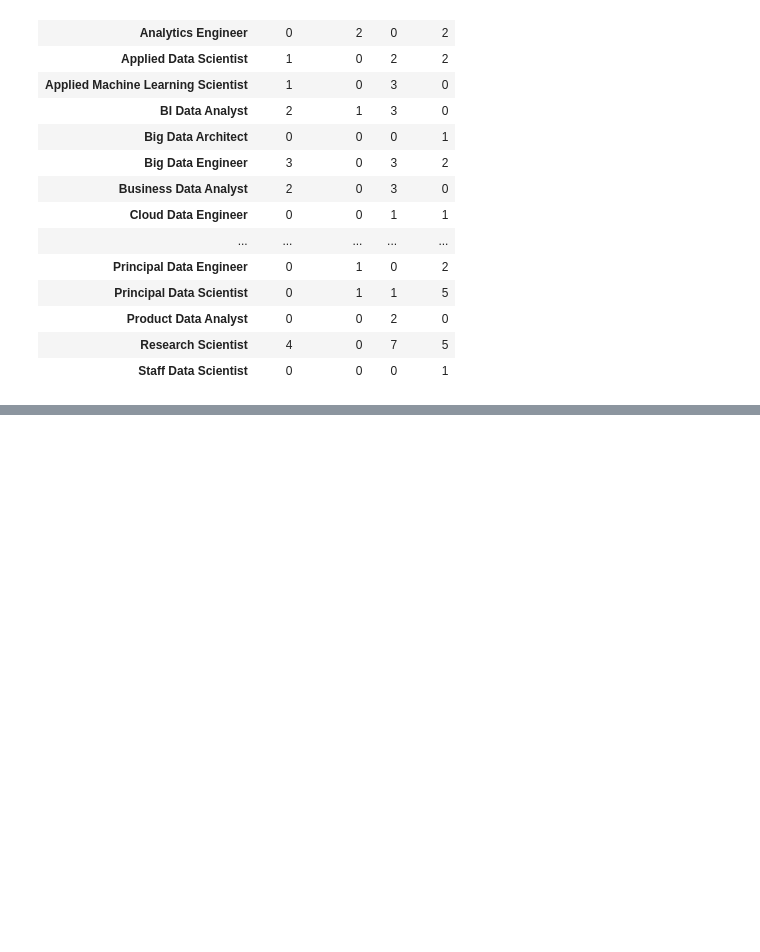
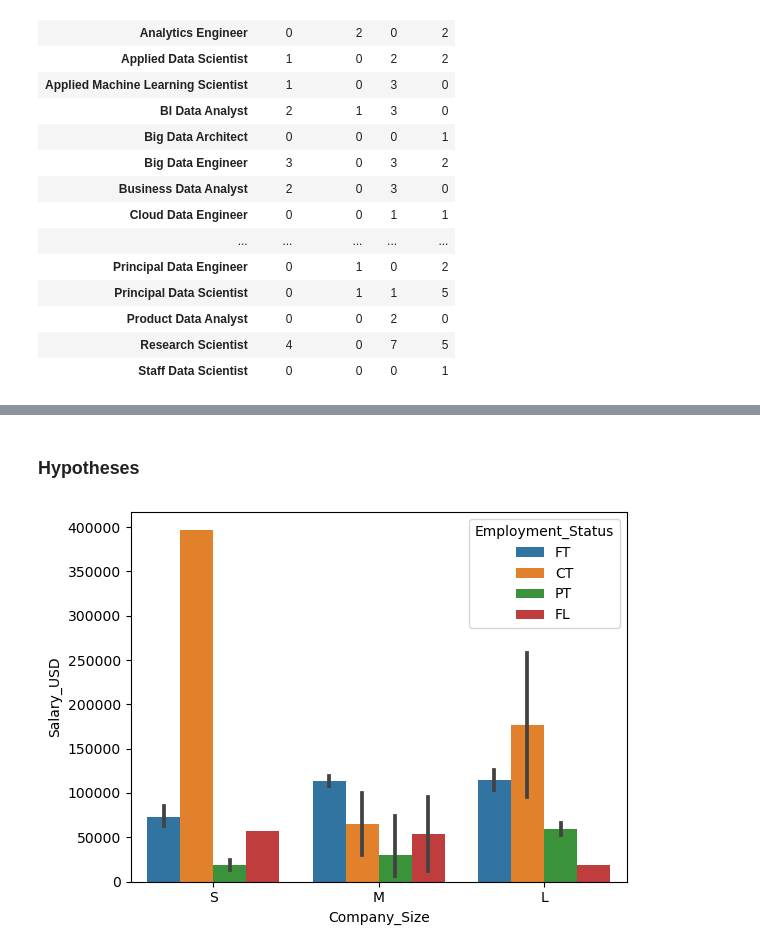
Before and after one commit to Jnn002/dc_datacamp, a Jupyter notebook: Data_analyst_python/chapter_7_EDA/considerations_fot_categ_data.ipynb, the cells around one changed output, grey strips where cells are left out. Drawn from its saved outputs; the diff is of its cells as text; code cells hidden in the pictures; blank space fills up the shorter version.

```diff
--- a/Data_analyst_python/chapter_7_EDA/considerations_fot_categ_data.ipynb
+++ b/Data_analyst_python/chapter_7_EDA/considerations_fot_categ_data.ipynb
@@ -112,3 +133,10 @@ salaries.head()
 | 2 | 2020 | Big Data Engineer | Senior | FT | GB | M | ... |
 | 3 | 2020 | Product Data Analyst | Mid | FT | HN | S | ... |
 | 4 | 2020 | Machine Learning Engineer | Senior | FT | US | L | ... |
+# %% [markdown]
+### Hypotheses
+# %%
+sns.barplot(data = salaries, x = 'Company_Size', y = 'Salary_USD', hue = 'Employment_Status',order = ['S', 'M', 'L'])
+plt.show()
+# %% [output]
+[figure, added]
```
Also changed, not shown: parts of 3 cells of this notebook.
